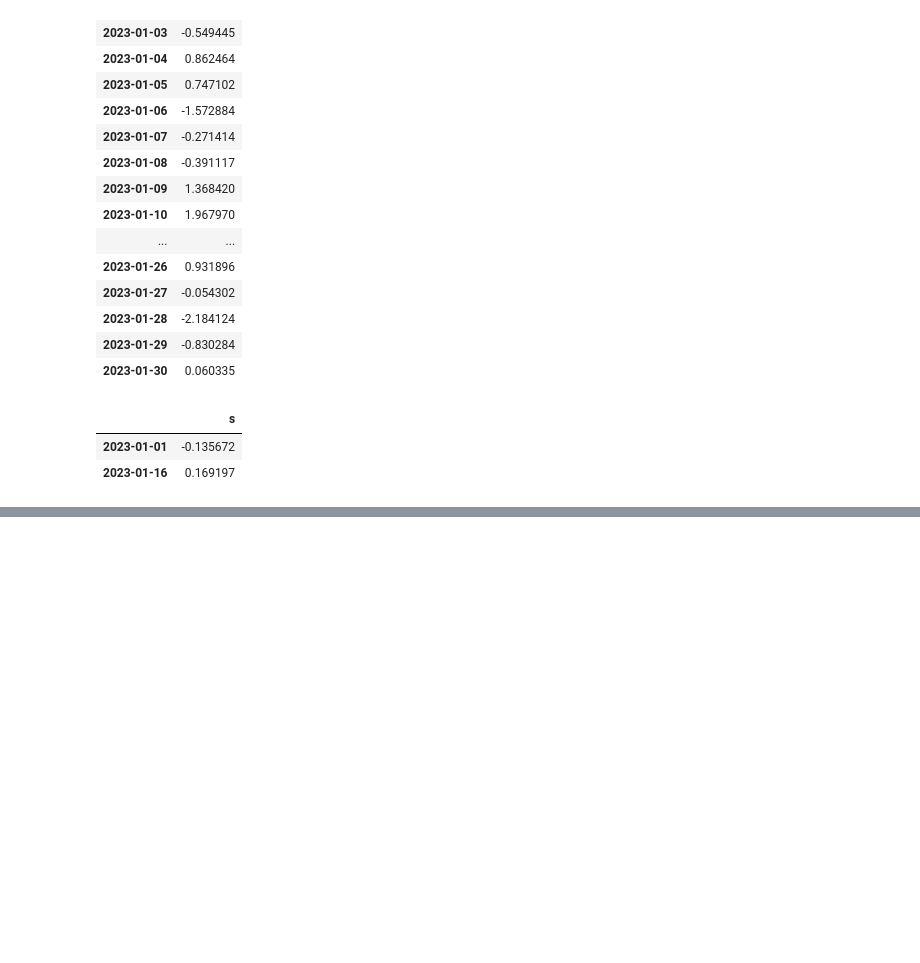
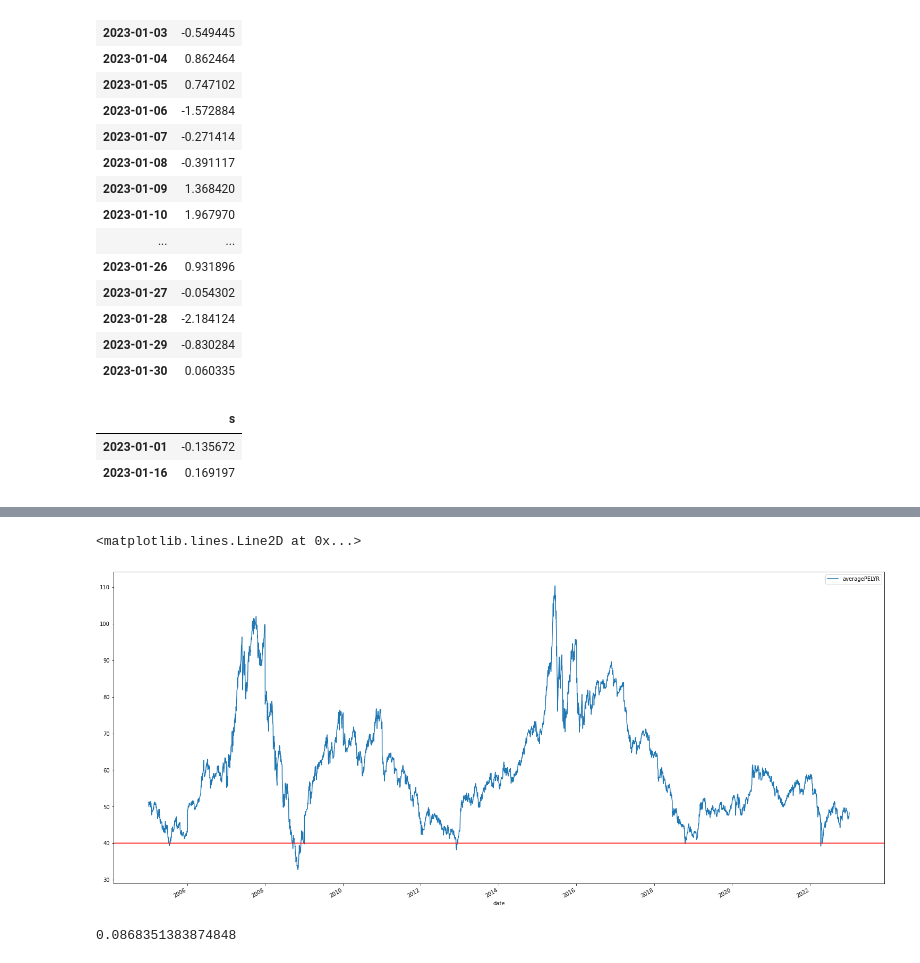
Before and after one commit to steven-xian/example, a Jupyter notebook: learn_python/finance/ak-fund-demo.ipynb, the cells around one changed output, grey strips where cells are left out. Drawn from its saved outputs; the diff is of its cells as text; code cells hidden in the pictures; blank space fills up the shorter version.

```diff
--- a/learn_python/finance/ak-fund-demo.ipynb
+++ b/learn_python/finance/ak-fund-demo.ipynb
@@ -271,0 +288,10 @@ day_df.asfreq(freq='15D')
+# %%
+import matplotlib.pyplot as plt
+
+stock_a_pe_df = ak.stock_a_pe(symbol="all")
+stock_a_pe_df.index = pd.to_datetime(stock_a_pe_df['date'])
+stock_a_pe_df[['averagePELYR']].plot(kind='line', figsize=(26, 12))
+plt.axhline(y=40, color='r', linestyle='-')
+# %% [output]
+<matplotlib.lines.Line2D at 0x...>
+[figure, added]
@@ -271,0 +303,4 @@ day_df.asfreq(freq='15D')
+# %%
+2.2579 / 2.0775 -1
+# %% [output]
+0.0868351383874848
```
Also changed, not shown: parts of 2 cells of this notebook, 1 other file.
